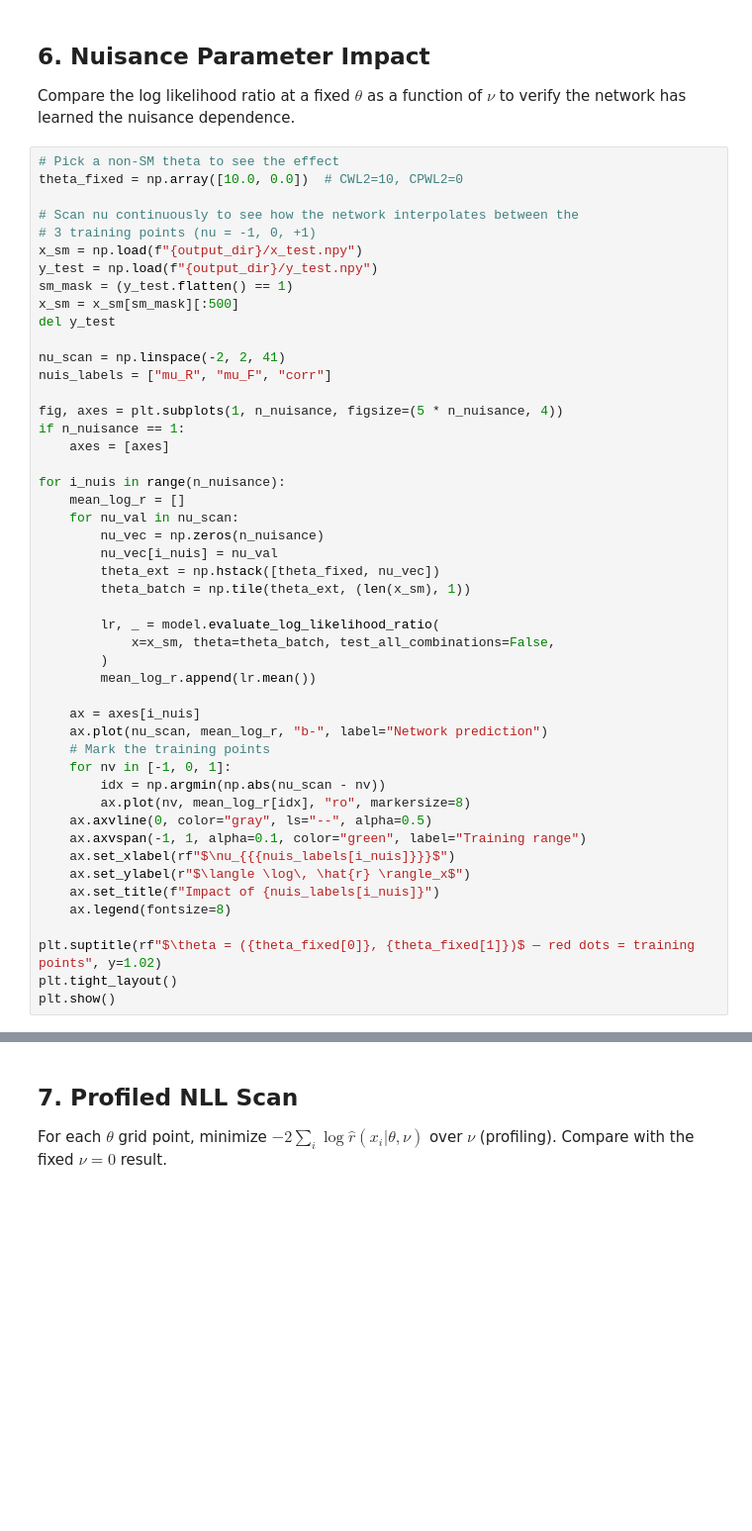
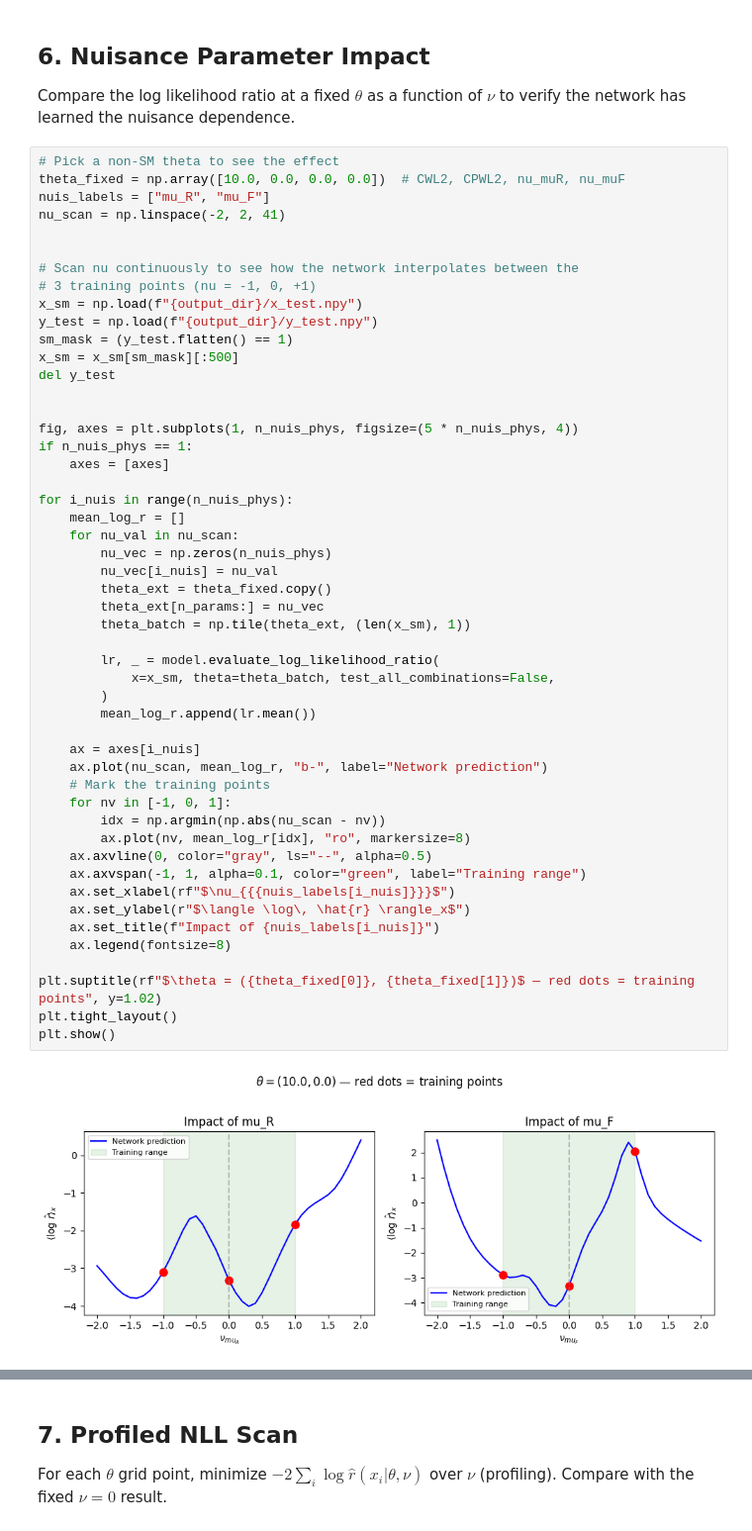
Before and after one commit to JaySandesara/madminer, a Jupyter notebook: examples/tutorial_particle_physics/semi_parametric_train_carl_nuisance.ipynb, the cells around one changed output, grey strips where cells are left out. Shown at 99% size. Cells and saved outputs as stored; diff of their text form; blank space fills up the shorter version.

```diff
--- a/examples/tutorial_particle_physics/semi_parametric_train_carl_nuisance.ipynb
+++ b/examples/tutorial_particle_physics/semi_parametric_train_carl_nuisance.ipynb
@@ -232,7 +432,10 @@ Compare the log likelihood ratio at a fixed $\theta$ as a function of $\nu$
 to verify the network has learned the nuisance dependence.
 # %%
 # Pick a non-SM theta to see the effect
-theta_fixed = np.array([10.0, 0.0])  # CWL2=10, CPWL2=0
+theta_fixed = np.array([10.0, 0.0, 0.0, 0.0])  # CWL2, CPWL2, nu_muR, nu_muF
+nuis_labels = ["mu_R", "mu_F"]
+nu_scan = np.linspace(-2, 2, 41)
+
 
 # Scan nu continuously to see how the network interpolates between the
 # 3 training points (nu = -1, 0, +1)
@@ -242,39 +445,40 @@ sm_mask = (y_test.flatten() == 1)
 x_sm = x_sm[sm_mask][:500]
 del y_test
 
-nu_scan = np.linspace(-2, 2, 41)
-nuis_labels = ["mu_R", "mu_F", "corr"]
 
-fig, axes = plt.subplots(1, n_nuisance, figsize=(5 * n_nuisance, 4))
-if n_nuisance == 1:
+fig, axes = plt.subplots(1, n_nuis_phys, figsize=(5 * n_nuis_phys, 4))
+if n_nuis_phys == 1:
     axes = [axes]
 
-for i_nuis in range(n_nuisance):
+for i_nuis in range(n_nuis_phys):
     mean_log_r = []
     for nu_val in nu_scan:
-        nu_vec = np.zeros(n_nuisance)
+        nu_vec = np.zeros(n_nuis_phys)
         nu_vec[i_nuis] = nu_val
-        theta_ext = np.hstack([theta_fixed, nu_vec])
+        theta_ext = theta_fixed.copy()
+        theta_ext[n_params:] = nu_vec
         theta_batch = np.tile(theta_ext, (len(x_sm), 1))
 
         lr, _ = model.evaluate_log_likelihood_ratio(
             x=x_sm, theta=theta_batch, test_all_combinations=False,
         )
         mean_log_r.append(lr.mean())
 
     ax = axes[i_nuis]
     ax.plot(nu_scan, mean_log_r, "b-", label="Network prediction")
     # Mark the training points
     for nv in [-1, 0, 1]:
         idx = np.argmin(np.abs(nu_scan - nv))
         ax.plot(nv, mean_log_r[idx], "ro", markersize=8)
     ax.axvline(0, color="gray", ls="--", alpha=0.5)
     ax.axvspan(-1, 1, alpha=0.1, color="green", label="Training range")
     ax.set_xlabel(rf"$\nu_{{{nuis_labels[i_nuis]}}}$")
     ax.set_ylabel(r"$\langle \log\, \hat{r} \rangle_x$")
     ax.set_title(f"Impact of {nuis_labels[i_nuis]}")
     ax.legend(fontsize=8)
 
 plt.suptitle(rf"$\theta = ({theta_fixed[0]}, {theta_fixed[1]})$ — red dots = training points", y=1.02)
 plt.tight_layout()
 plt.show()
+# %% [output]
+[figure, added]
```
Also changed, not shown: parts of 15 cells of this notebook, 3 other files.
